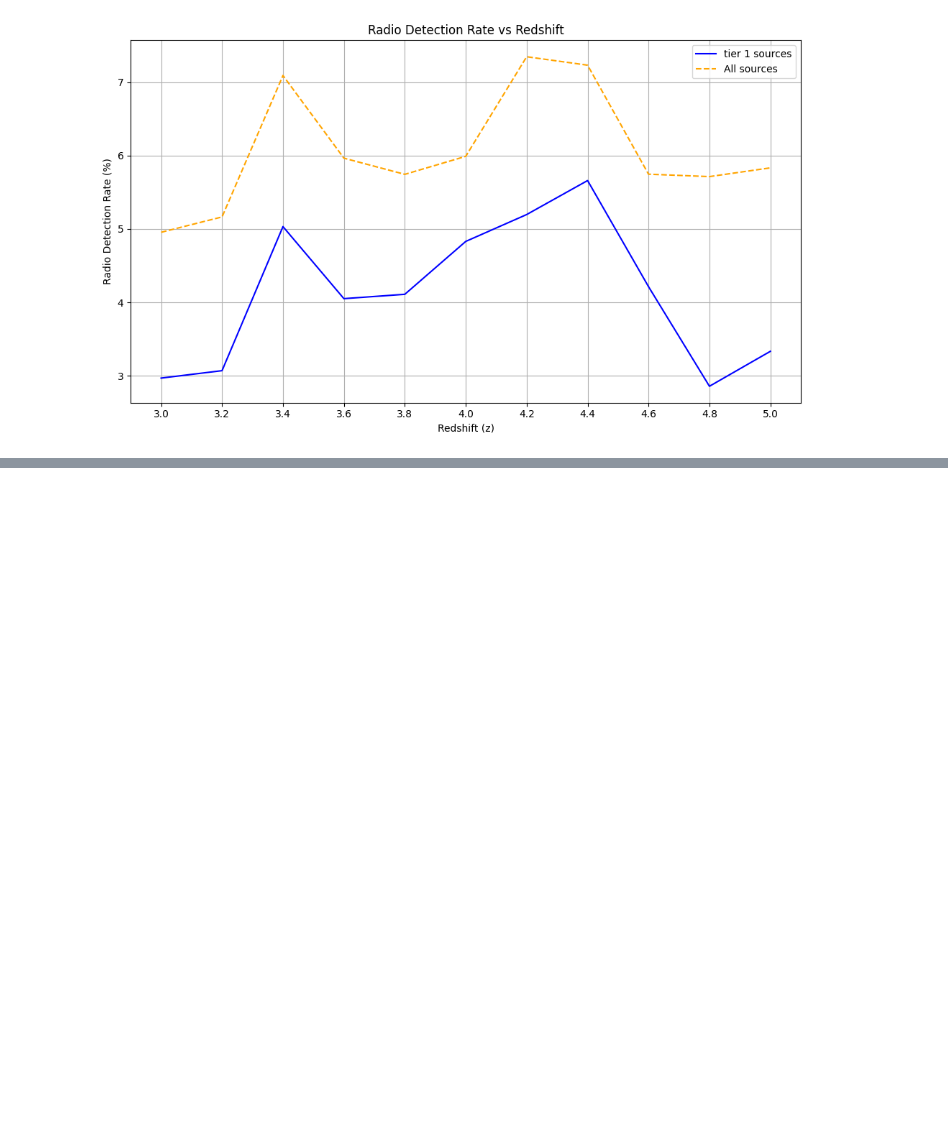
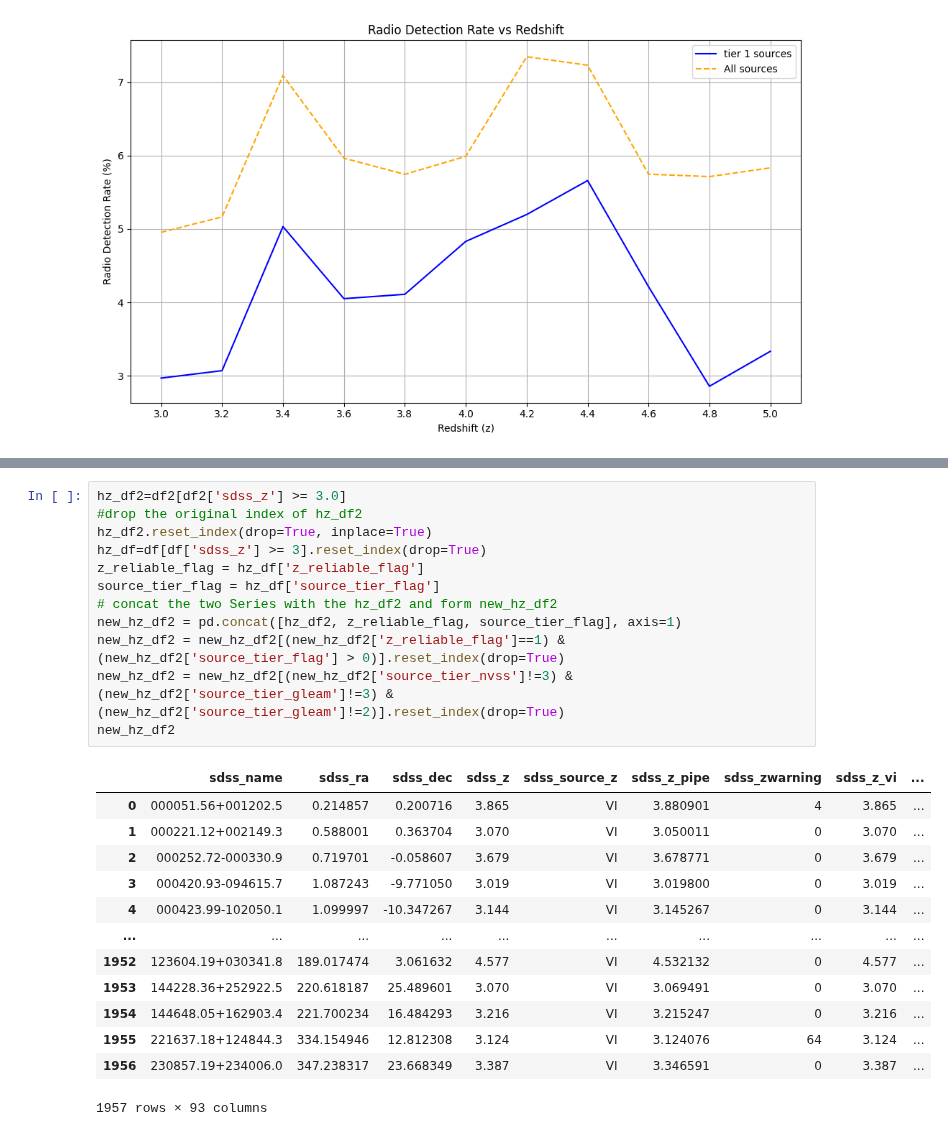
Before and after one commit to ykzhang112233/highz-catalogue, a Jupyter notebook: scripts/0-result_analysis.ipynb, the cells around one changed output, grey strips where cells are left out. Cells and saved outputs as stored; diff of their text form; blank space fills up the shorter version.

```diff
--- a/scripts/0-result_analysis.ipynb
+++ b/scripts/0-result_analysis.ipynb
@@ -243,0 +257,26 @@ Index(['sdss_name', 'sdss_ra', 'sdss_dec', 'sdss_z', 'sdss_source_z',
+# %%
+hz_df2=df2[df2['sdss_z'] >= 3.0]
+#drop the original index of hz_df2
+hz_df2.reset_index(drop=True, inplace=True)
+hz_df=df[df['sdss_z'] >= 3].reset_index(drop=True)
+z_reliable_flag = hz_df['z_reliable_flag']
+source_tier_flag = hz_df['source_tier_flag']
+# concat the two Series with the hz_df2 and form new_hz_df2
+new_hz_df2 = pd.concat([hz_df2, z_reliable_flag, source_tier_flag], axis=1)
+new_hz_df2 = new_hz_df2[(new_hz_df2['z_reliable_flag']==1) & (new_hz_df2['source_tier_flag'] > 0)].reset_index(drop=True)
+new_hz_df2 = new_hz_df2[(new_hz_df2['source_tier_nvss']!=3) & (new_hz_df2['source_tier_gleam']!=3) & (new_hz_df2['source_tier_gleam']!=2)].reset_index(drop=True)
+new_hz_df2
+# %% [output]
+|  | sdss_name | sdss_ra | sdss_dec | sdss_z | sdss_source_z | sdss_z_pipe | sdss_zwarning | sdss_z_vi | ... |
+| 0 | 000051.56+001202.5 | 0.214857 | 0.200716 | 3.865 | VI | 3.880901 | 4 | 3.865 | ... |
+| 1 | 000221.12+002149.3 | 0.588001 | 0.363704 | 3.070 | VI | 3.050011 | 0 | 3.070 | ... |
+| 2 | 000252.72-000330.9 | 0.719701 | -0.058607 | 3.679 | VI | 3.678771 | 0 | 3.679 | ... |
+| 3 | 000420.93-094615.7 | 1.087243 | -9.771050 | 3.019 | VI | 3.019800 | 0 | 3.019 | ... |
+| 4 | 000423.99-102050.1 | 1.099997 | -10.347267 | 3.144 | VI | 3.145267 | 0 | 3.144 | ... |
+| ... | ... | ... | ... | ... | ... | ... | ... | ... | ... |
+| 1952 | 123604.19+030341.8 | 189.017474 | 3.061632 | 4.577 | VI | 4.532132 | 0 | 4.577 | ... |
+| 1953 | 144228.36+252922.5 | 220.618187 | 25.489601 | 3.070 | VI | 3.069491 | 0 | 3.070 | ... |
+| 1954 | 144648.05+162903.4 | 221.700234 | 16.484293 | 3.216 | VI | 3.215247 | 0 | 3.216 | ... |
+| 1955 | 221637.18+124844.3 | 334.154946 | 12.812308 | 3.124 | VI | 3.124076 | 64 | 3.124 | ... |
+| 1956 | 230857.19+234006.0 | 347.238317 | 23.668349 | 3.387 | VI | 3.346591 | 0 | 3.387 | ... |
+1957 rows × 93 columns
```
Also changed, not shown: parts of 7 cells of this notebook.
